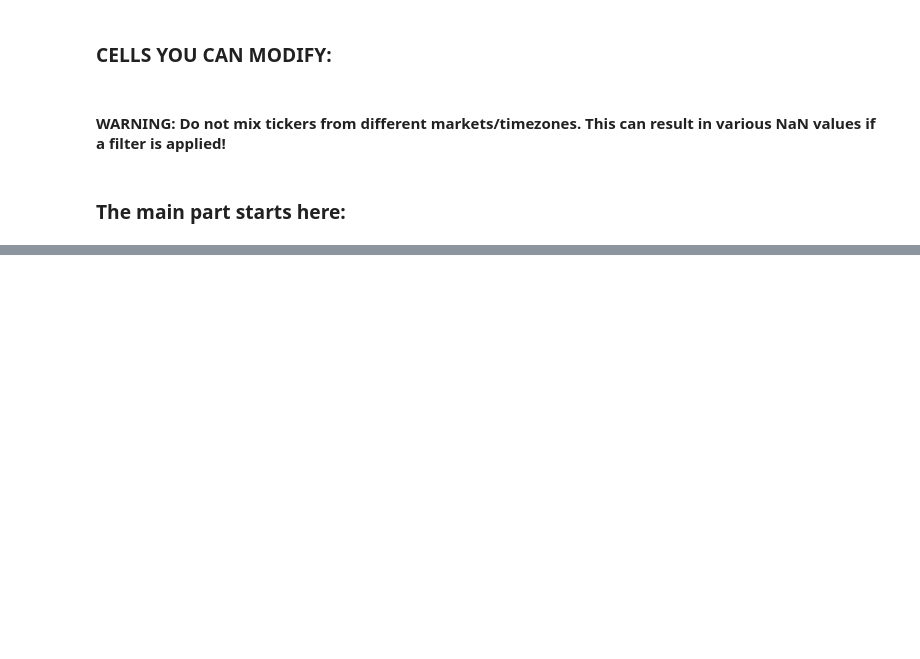
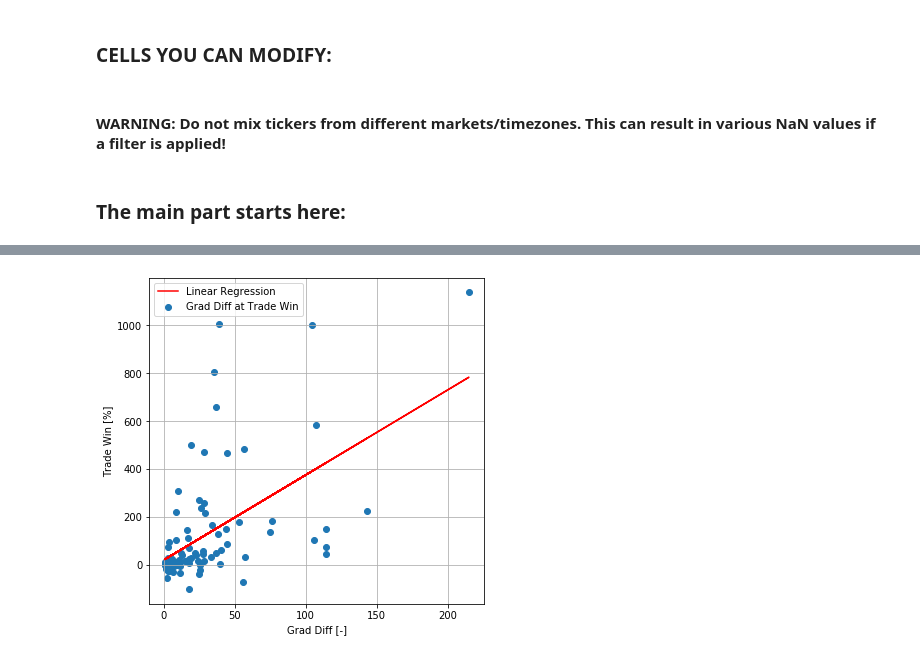
Before and after one commit to MarcoRosenzweig/FINANCE, a Jupyter notebook: CRYPTO_MODEL.ipynb, the cells around one changed output, grey strips where cells are left out. Cells and saved outputs as stored; diff of their text form; code cells hidden in the pictures; blank space fills up the shorter version.

```diff
--- a/CRYPTO_MODEL.ipynb
+++ b/CRYPTO_MODEL.ipynb
@@ -195,0 +202,22 @@ statistics.calc_probs(model=imag_model, tickers='all', auto_update_tolerances=Tr
+# %%
+tickers = 'BTC-USD'
+grad_at_sell = model.ticker_df[tickers]['Grad at Sell'].dropna().to_numpy()
+max_length = grad_at_sell.shape[0]
+grad_at_buy = model.ticker_df[tickers]['Grad at Buy'].to_numpy()[:max_length]
+grad_diff = model.ticker_df[tickers]['Grad Difference'].to_numpy()[:max_length]
+trade_win = model.ticker_df[tickers]['Trade Win'].to_numpy()[:max_length]
+#Get linear regression model
+from scipy import stats
+import numpy as np
+slope, intercept, r_value, p_value, std_err = stats.linregress(grad_diff, trade_win)
+#Plot stuff
+plt.figure(figsize=(6, 6))
+plt.scatter(grad_diff, trade_win, label='Grad Diff at Trade Win')
+plt.plot(grad_diff, grad_diff*slope + intercept, color='r', label='Linear Regression')
+plt.xlabel('Grad Diff [-]')
+plt.ylabel('Trade Win [%]')
+plt.legend()
+plt.grid()
+plt.show()
+# %% [output]
+[figure, added]
```
Also changed, not shown: parts of 28 cells of this notebook, 2 other files.
